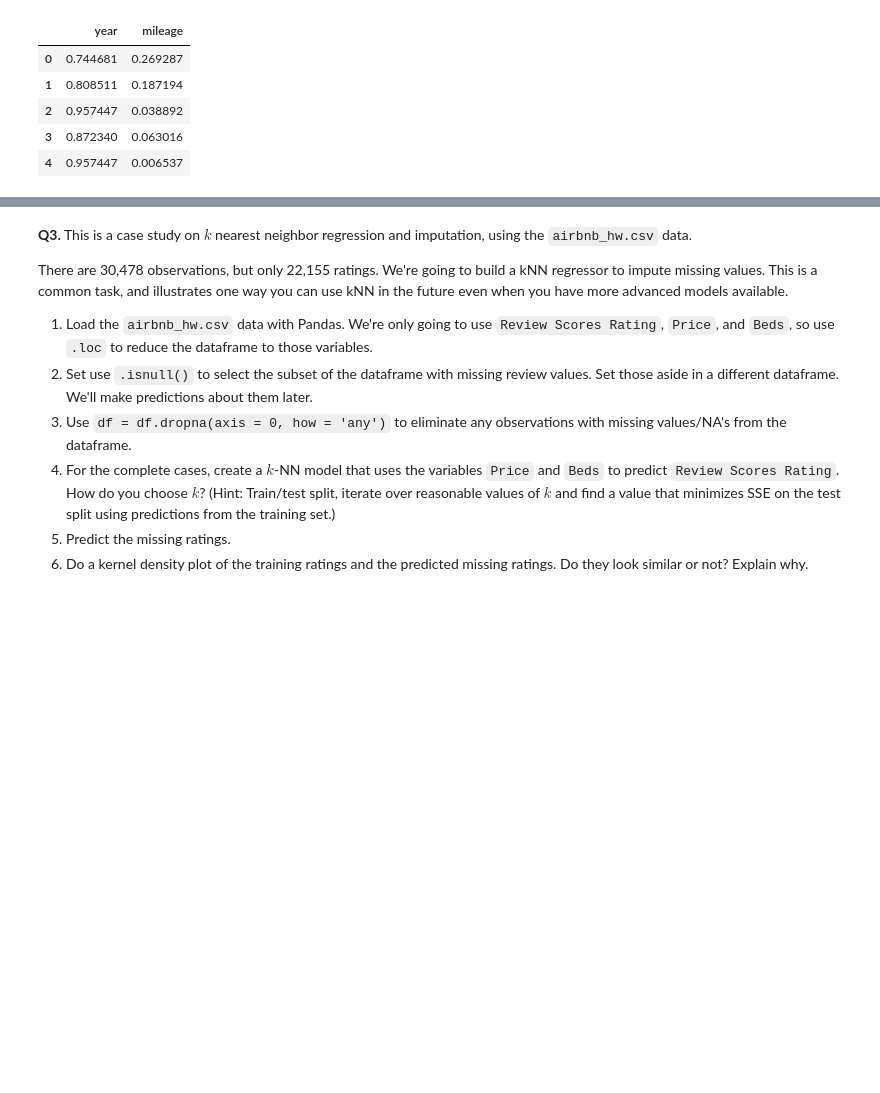
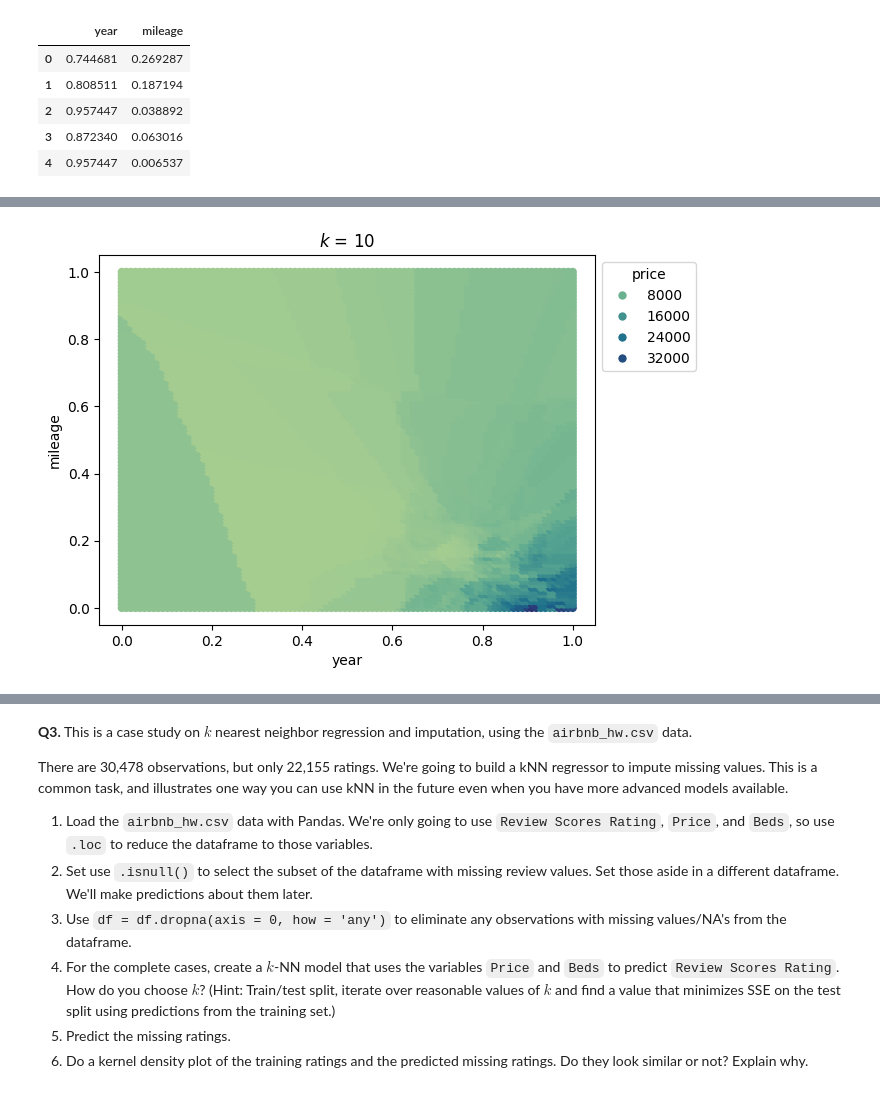
Before and after one commit to eaa3ug/knn_assignment, a Jupyter notebook: assignment_knn.ipynb, the cells around one changed output, grey strips where cells are left out. Saved outputs shown, nothing was run; the diff lists cells and outputs as text; code cells hidden in the pictures; blank space fills up the shorter version.

```diff
--- a/assignment_knn.ipynb
+++ b/assignment_knn.ipynb
@@ -107,0 +135,4 @@ print(knn)
+# %%
+statics(k=10)
+# %% [output]
+[figure, added]
```
Also changed, not shown: parts of 8 cells of this notebook.
